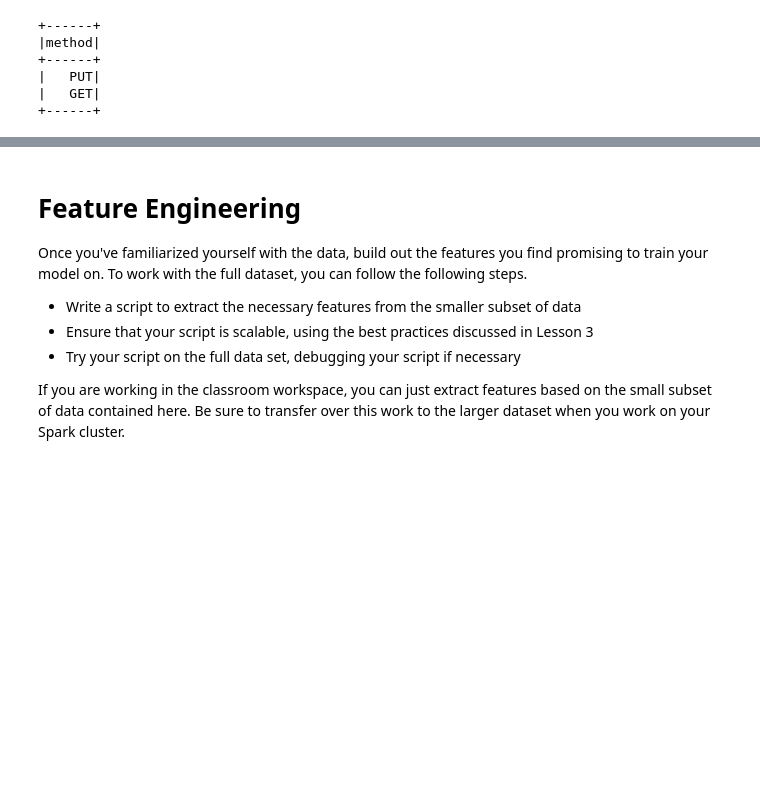
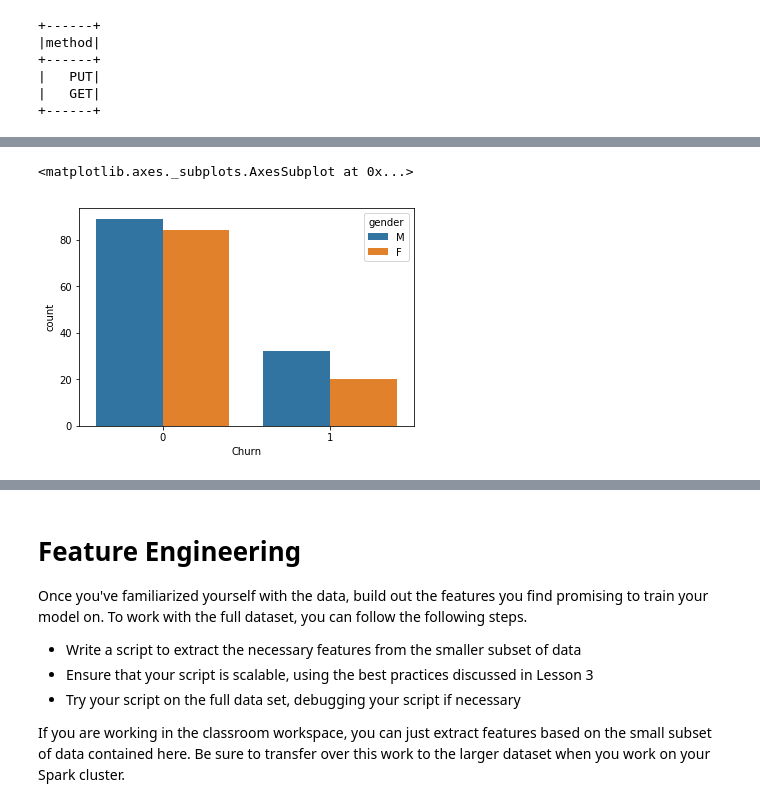
Before and after one commit to hcxie/DS-project-Spark-Project-Sparkify, a Jupyter notebook: Sparkify.ipynb, the cells around one changed output, grey strips where cells are left out. Cells and saved outputs as stored; diff of their text form; code cells hidden in the pictures; blank space fills up the shorter version.

Commit message:
update: update sparkify note

```diff
--- a/Sparkify.ipynb
+++ b/Sparkify.ipynb
@@ -161,0 +233,3 @@ Convert location to state
+# %%
+get_state=udf(lambda x:x[-2:])
+spark_df_clean = spark_df_clean.withColumn("location_state", get_state(spark_df_clean['location']))
@@ -161,0 +268,4 @@ Convert location to state
+# %%
+simp_useragent=udf(lambda x:"".join(x[x.index('(')+1:x.index(')')]))
+# %%
+spark_df_clean= spark_df_clean.withColumn("sim_user_agent", simp_useragent(spark_df_clean['userAgent']))
@@ -231,0 +354,2 @@ spark_df_clean.select(["userId", "page", "time", "level", "song", "sessionId"]).
+# %%
+df_gender=spark_df_clean.dropDuplicates(["userId"]).groupby(["Churn", "gender"]).count().sort("Churn").toPandas()
@@ -231,0 +364,5 @@ spark_df_clean.select(["userId", "page", "time", "level", "song", "sessionId"]).
+# %%
+sns.barplot(x='Churn', y='count', hue='gender', data=df_gender)
+# %% [output]
+<matplotlib.axes._subplots.AxesSubplot at 0x...>
+[figure, added]
```
Also changed, not shown: parts of 141 cells of this notebook.
